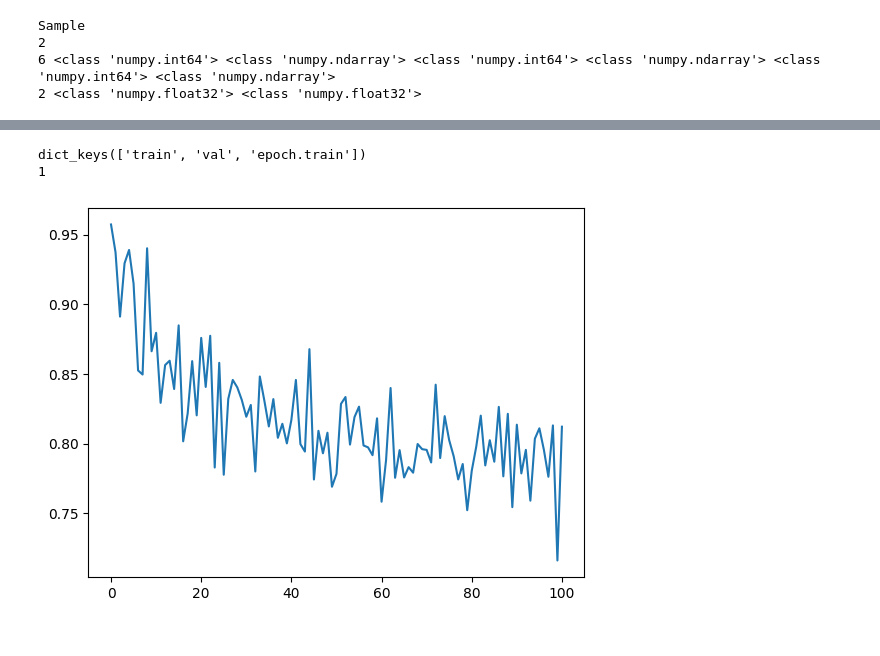
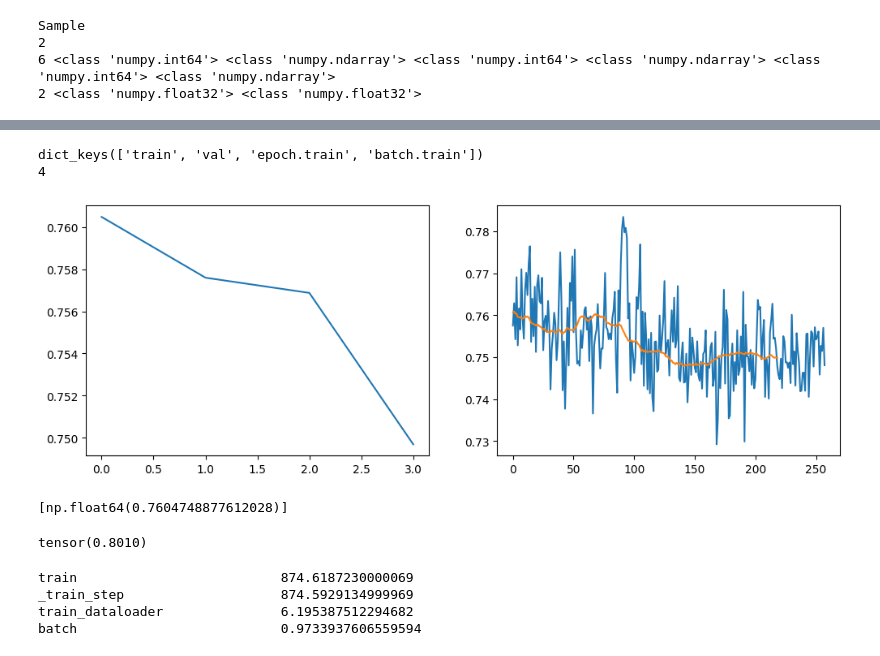
Before and after one commit to Minecraftian14/rs-fatigue-aware-dual-system-recommender-system, a Jupyter notebook: sandbox/embedding_kuairec.ipynb, the cells around one changed output, grey strips where cells are left out. Drawn from its saved outputs; the diff is of its cells as text; code cells hidden in the pictures.

Commit message:
Some good fixes and also added a load checkpoint helper

```diff
--- a/sandbox/embedding_kuairec.ipynb
+++ b/sandbox/embedding_kuairec.ipynb
@@ -91,7 +94,7 @@ friend_user_num_range_log_of_mid         -0.7303015993616814 4.254751315359907 8
 register_days_range_log_of_mid           -2.806878979099438 1.6635179939103915 2.267478908710465e-16 1.0
 # %%
 try:
-    for i, d in zip(range(1), ds):
+    for i, d in zip(range(1), ds_train):
         print("Sample")
         print(len(d))
         print(len(d[0]), type(d[0][0]), type(d[0][1]), type(d[0][2]), type(d[0][3]), type(d[0][4]), type(d[0][5]))
@@ -203,9 +206,19 @@ def loss_fn_cls(preds, truth):
     return cls_loss
 
 
+def l2_reg(*tensors):
+    return sum((t ** 2).sum() for t in tensors)
+
+
 def loss_fn_cls_mse(preds, truth):
-    r_pos, r_neg = preds
+    r_pos, r_neg, _ = preds
     s_pos, s_neg = torch.ones_like(r_pos), torch.zeros_like(r_neg)
-    r_pos, r_neg = torch.sigmoid(r_pos - 0.75), torch.sigmoid(r_neg - 0.75)
+    # TODO Will it be plus instead of minus 0.75?
+    r_pos, r_neg = torch.sigmoid(2 * (r_pos - 0.75)), torch.sigmoid(2 * (r_neg - 0.75))
     cls_loss = F.mse_loss(s_pos, r_pos) + F.mse_loss(s_neg, r_neg)
     return cls_loss
+
+
+def id_embed_regularizer(preds, lbd=0.0001):
+    _, _, (uie, piie, niie) = preds
+    return lbd * l2_reg(uie, piie, niie)
@@ -212,16 +227,23 @@ def loss_fn_cls_mse(preds, truth):
 # %%
 try:
-    loss = None
     trainer = Trainer(
         model=model,
-        train_dataloader=DataLoader(ds, batch_size=8192),
+        train_dataloader=DataLoader(ds_train, batch_size=8192),
+        # val_dataloader=DataLoader(ds_test, batch_size=1024),
         criterion=loss_fn_cls_mse,
         optimizer=lambda x: torch.optim.Adam(x, lr=0.0001),
+        regularization=id_embed_regularizer,
         epochs=1,
-        dataset_fraction=100,
+        # dataset_fraction=2,
         record_per_epoch_training_loss=True,
+        record_per_batch_training_loss=True,
         loss=loss,
     )
     loss = trainer.loss
 except:
     traceback.print_exc()
+# %%
+try:
+    trainer.load_checkpoint()
+except:
+    traceback.print_exc()
@@ -251,20 +289,44 @@ Epoch:  0/ 1    Train Loss: 0.74    TTS: 299.10    ETA: 580.61
 # %%
 try:
+    def running_average(arr, window=40):
+        return np.convolve(arr, np.ones(window), 'valid') / window
+
+
     print(trainer.loss.keys())
     print(len(trainer.loss['epoch.train']))
-    plt.plot(trainer.loss['epoch.train'][0])
+    _, axs = plt.subplots(1, 2, figsize=(12, 4))
+    axs[0].plot(trainer.loss['train'])
+    axs[1].plot(trainer.loss['batch.train'])
+    axs[1].plot(running_average(trainer.loss['batch.train']))
 except:
     traceback.print_exc()
 # %% [output]
-dict_keys(['train', 'val', 'epoch.train'])
-1
+dict_keys(['train', 'val', 'epoch.train', 'batch.train'])
+4
-[figure, old version]
+[figure, new version]
+# %%
+trainer.loss['train']
+# %% [output]
+[np.float64(0.7604748877612028)]
+# %%
+try:
+    with torch.no_grad():
+        (uid, uft, pid, pif, nid, nif), truth = next(iter(DataLoader(ds_test, batch_size=1024)))
+        preds = model(uid, uft, pid, pif, nid, nif)
+        print(loss_fn_cls_mse(preds, truth, 0.0))
+except:
+    traceback.print_exc()
+# %% [output]
+tensor(0.8010)
 # %%
 try:
-    print(trainer.timer.timers.keys())
-    print(trainer.timer.timers['train'].average)
-    print(trainer.timer.timers['train_dataloader'].average)
-    print(trainer.timer.timers['_train_step'].average)
-    print(trainer.timer.timers['batch'].average)
+    timers = trainer.timer.timers
+    for key in timers.keys():
+        print(f"{key:30s}", timers[key].average)
 except:
     traceback.print_exc()
+# %% [output]
+train                          874.6187230000069
+_train_step                    874.5929134999969
+train_dataloader               6.195387512294682
+batch                          0.9733937606559594
```
Also changed, not shown: parts of 18 cells of this notebook, 10 other files.
